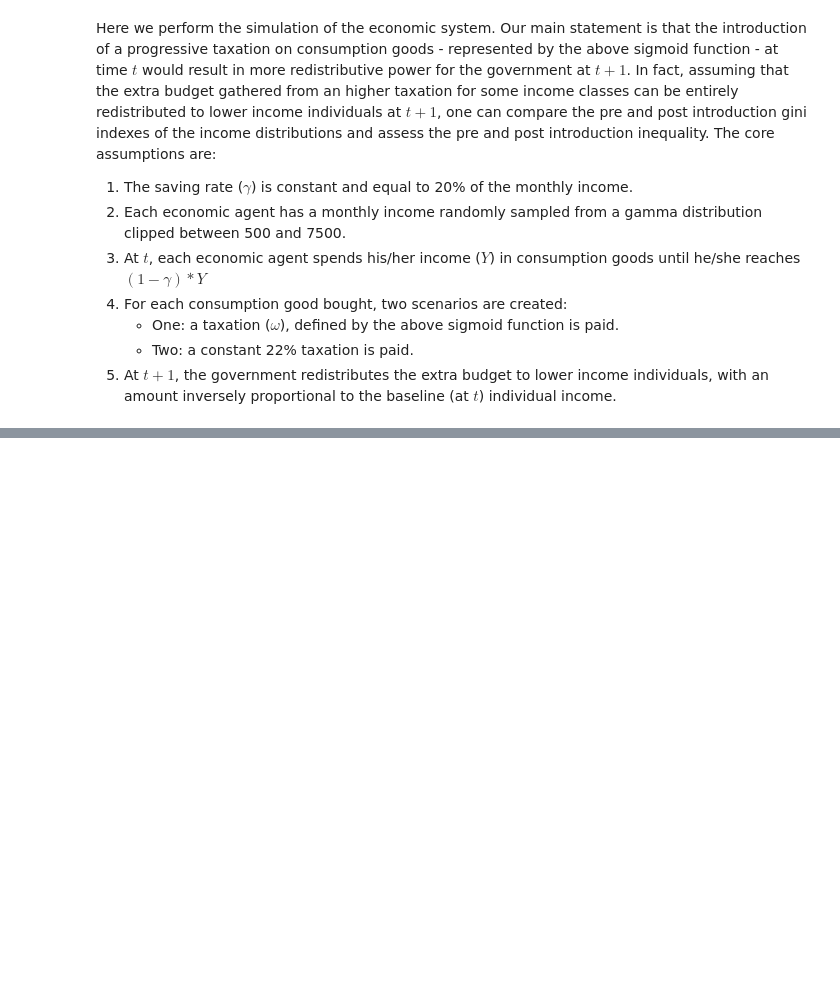
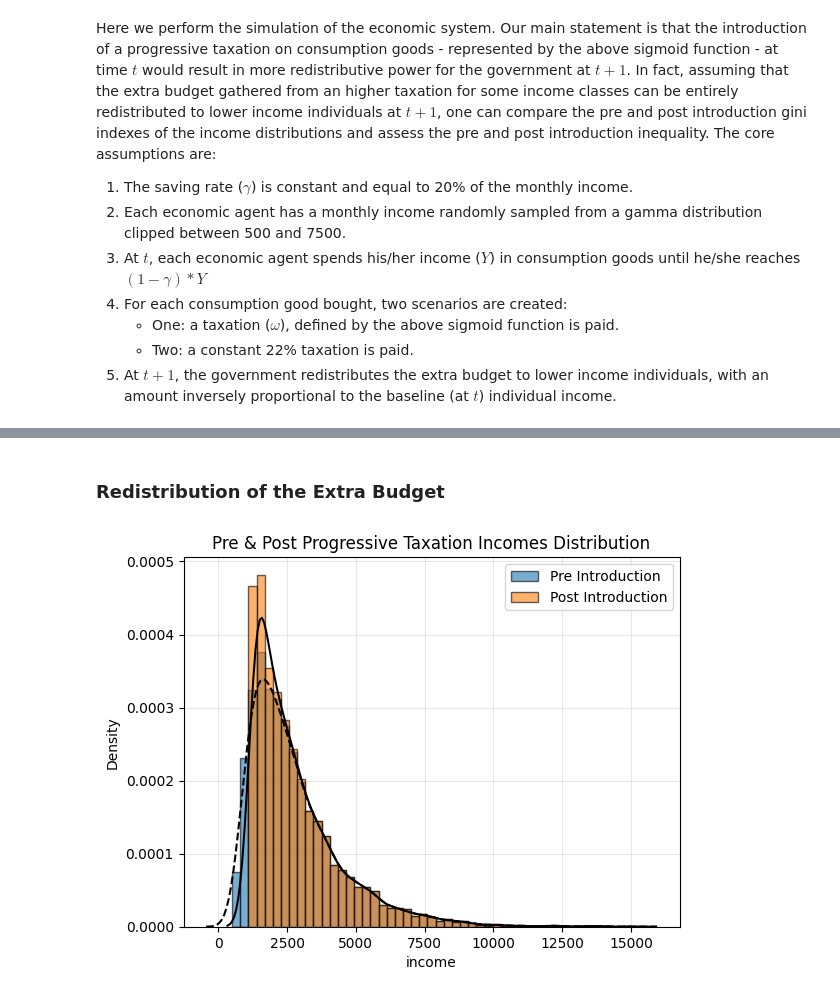
Before and after one commit to Tobia905/cptsim, a Jupyter notebook: notebooks/experiments.ipynb, the cells around one changed output, grey strips where cells are left out. Cells and saved outputs as stored; diff of their text form; code cells hidden in the pictures; blank space fills up the shorter version.

Commit message:
created all simulation and redistribution process

```diff
--- a/notebooks/experiments.ipynb
+++ b/notebooks/experiments.ipynb
@@ -103,8 +106,8 @@ Here we perform the simulation of the economic system. Our main statement is tha
     - Two: a constant 22% taxation is paid.
 5. At $t+1$, the government redistributes the extra budget to lower income individuals, with an amount inversely proportional to the baseline (at $t$) individual income.
 # %%
-agents, gov_budget = simulate_market(best_dist, min_tax=.18, max_tax=.38)
-agents_ct, gov_budget_ct = simulate_market(best_dist, constant_tax=True)
+agents, gov_budget = simulate_market(best_dist, min_tax=.16, max_tax=.36, heavy_tail_factor=1.5, prog_rate=0.0003)
+agents_ct, gov_budget_ct = simulate_market(best_dist, constant_tax=True, heavy_tail_factor=1.5, prog_rate=0.0003)
 # %%
 print(f"Total government budget with progressive consumption taxation: ${gov_budget[0]:.2f}")
 print(f"Total government budget with constant taxation: ${gov_budget_ct[0]:.2f}")
@@ -115,0 +119,11 @@ Total difference between budgets: $33255.91
+# %% [markdown]
+### Redistribution of the Extra Budget ###
+# %%
+incomes = [ag.income for ag in agents]
+# %%
+sp = SocialPlanner(agents=agents, budget=gov_budget[0] - gov_budget_ct[0])
+tax_df = sp.reassing_extra_budget()
+# %%
+plot_pre_post_introduction_incomes(incomes, tax_df["income"])
+# %% [output]
+[figure, added]
```
Also changed, not shown: parts of 12 cells of this notebook, 6 other files.
